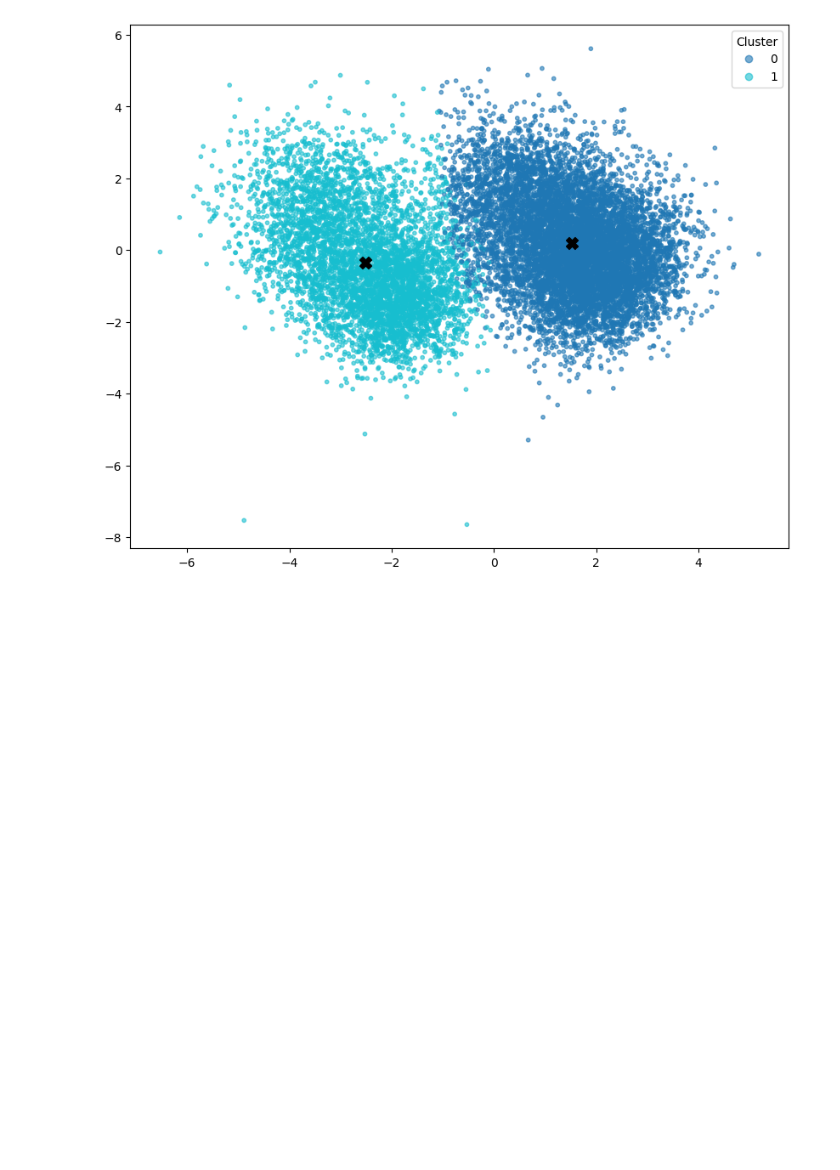
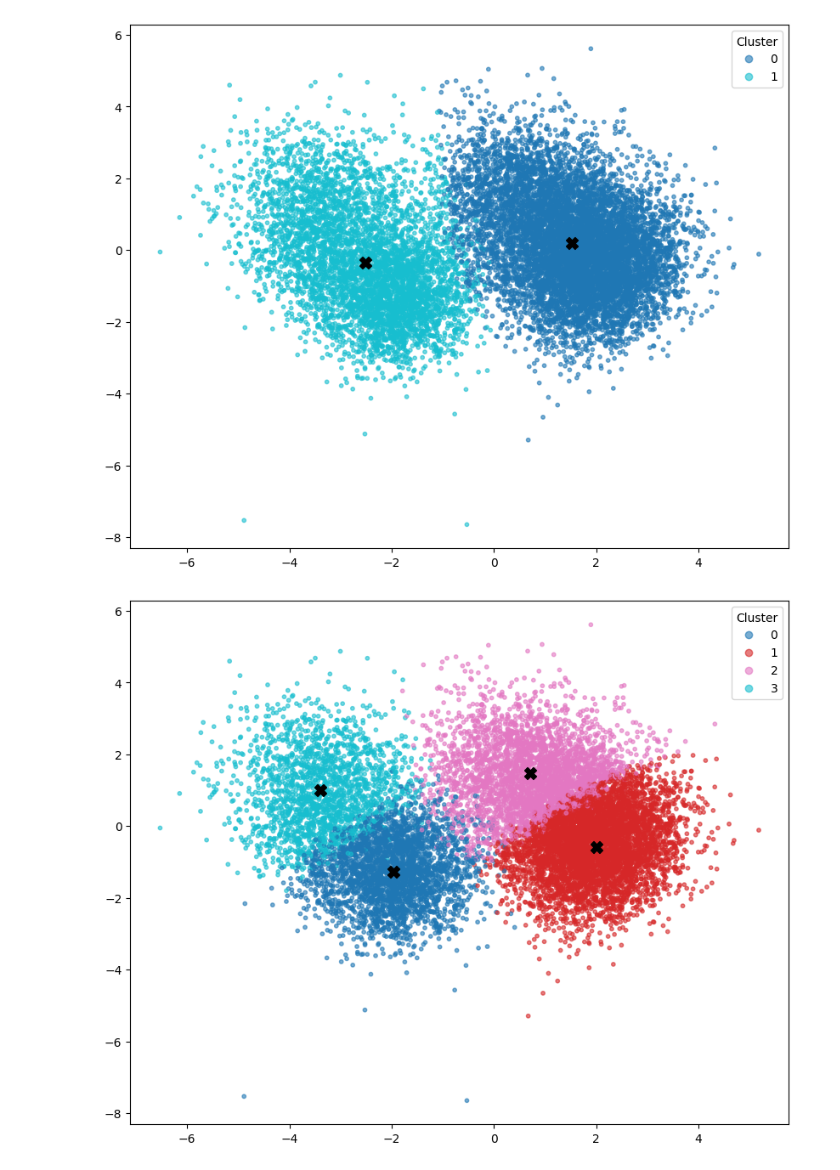
Before and after one commit to bsmoon-86/multicam_2025, a Jupyter notebook: 251013/01_K_means.ipynb, the cells around one changed output. Cells and saved outputs as stored; diff of their text form; code cells hidden in the pictures; blank space fills up the shorter version.

```diff
--- a/251013/01_K_means.ipynb
+++ b/251013/01_K_means.ipynb
@@ -286,3 +286,28 @@ plt.legend(*sc.legend_elements(), title='Cluster')
 plt.show()
 # %% [output]
 [figure]
+# %%
+# 군집의 개수가 2인 경우 중심점과 데이터의 군집을 2차원 그래프로 확인
+# PCA를 통해서 2차원으로 차원 축소 후 그래프 시각화
+pca = PCA(n_components=2, random_state=42)
+x_pca = pca.fit_transform(X_std)
+
+km_best = KMeans(n_clusters=4, n_init=10, random_state=42).fit(X_std)
+# 군집의 번호를 출력
+labels_best = km_best.labels_
+# 군집의 중심점 좌표를 출력
+center_best = km_best.cluster_centers_
+# 중심점 2차원 차원 축소
+center_pca = pca.transform(center_best)
+
+plt.figure(figsize=(10, 8))
+# 2차원으로 차원 축소한 데이터들의 분포
+sc = plt.scatter(x_pca[:, 0], x_pca[:, 1], c = labels_best,
+                 s = 10, cmap = 'tab10', alpha=0.6)
+# 중심점 좌표를 그래프에 추가
+plt.scatter(center_pca[:, 0], center_pca[:, 1], c = 'black',
+            s = 100, marker='X', label='Center')
+plt.legend(*sc.legend_elements(), title='Cluster')
+plt.show()
+# %% [output]
+[figure, added]
```
Also changed, not shown: parts of 2 cells of this notebook.
